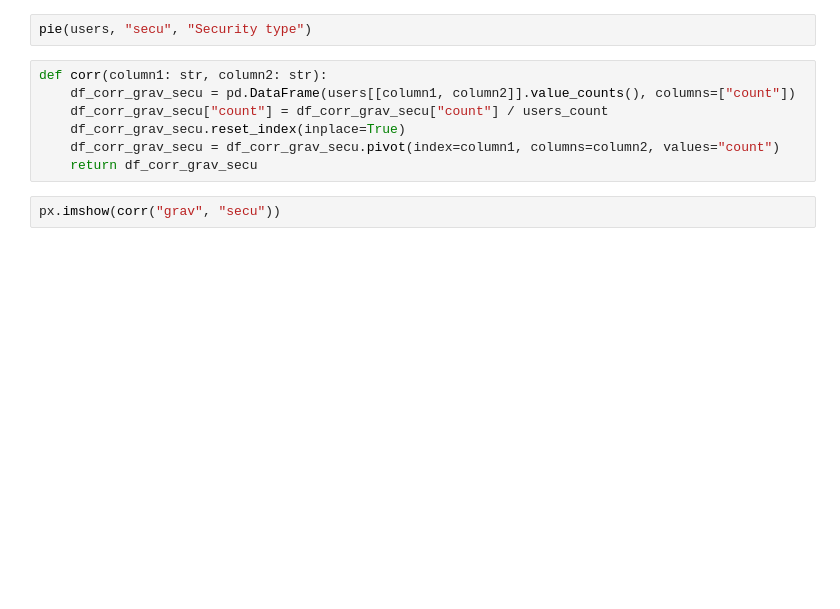
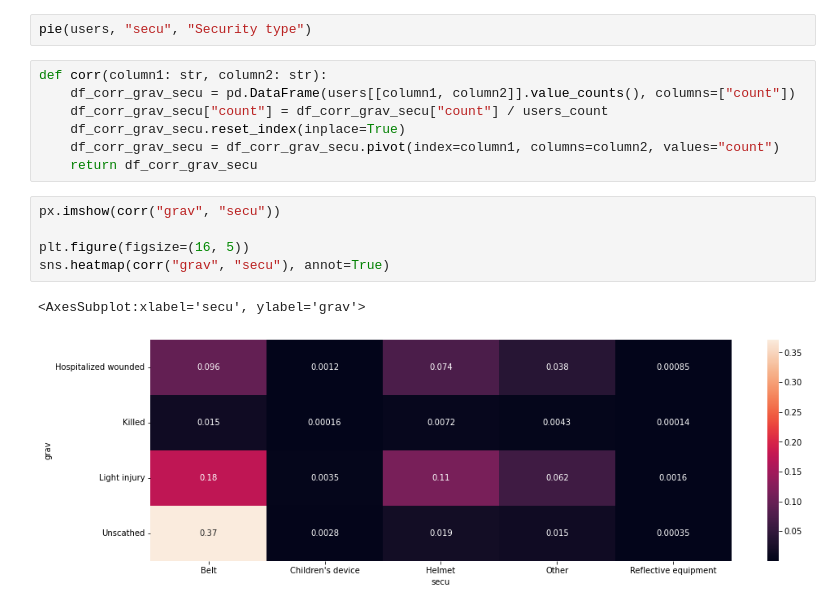
Before and after one commit to darmangerd/road-accidents-study, a Jupyter notebook: users.ipynb, the cells around one changed output. Saved outputs shown, nothing was run; the diff lists cells and outputs as text; blank space fills up the shorter version.

```diff
--- a/users.ipynb
+++ b/users.ipynb
@@ -134,5 +135,11 @@ def corr(column1: str, column2: str):
     return df_corr_grav_secu
 # %%
 px.imshow(corr("grav", "secu"))
+
+plt.figure(figsize=(16, 5))
+sns.heatmap(corr("grav", "secu"), annot=True)
+# %% [output]
+<AxesSubplot:xlabel='secu', ylabel='grav'>
+[figure, added]
 # %%
 px.imshow(corr("grav", "has_secu"))
```
Also changed, not shown: parts of 4 cells of this notebook.
